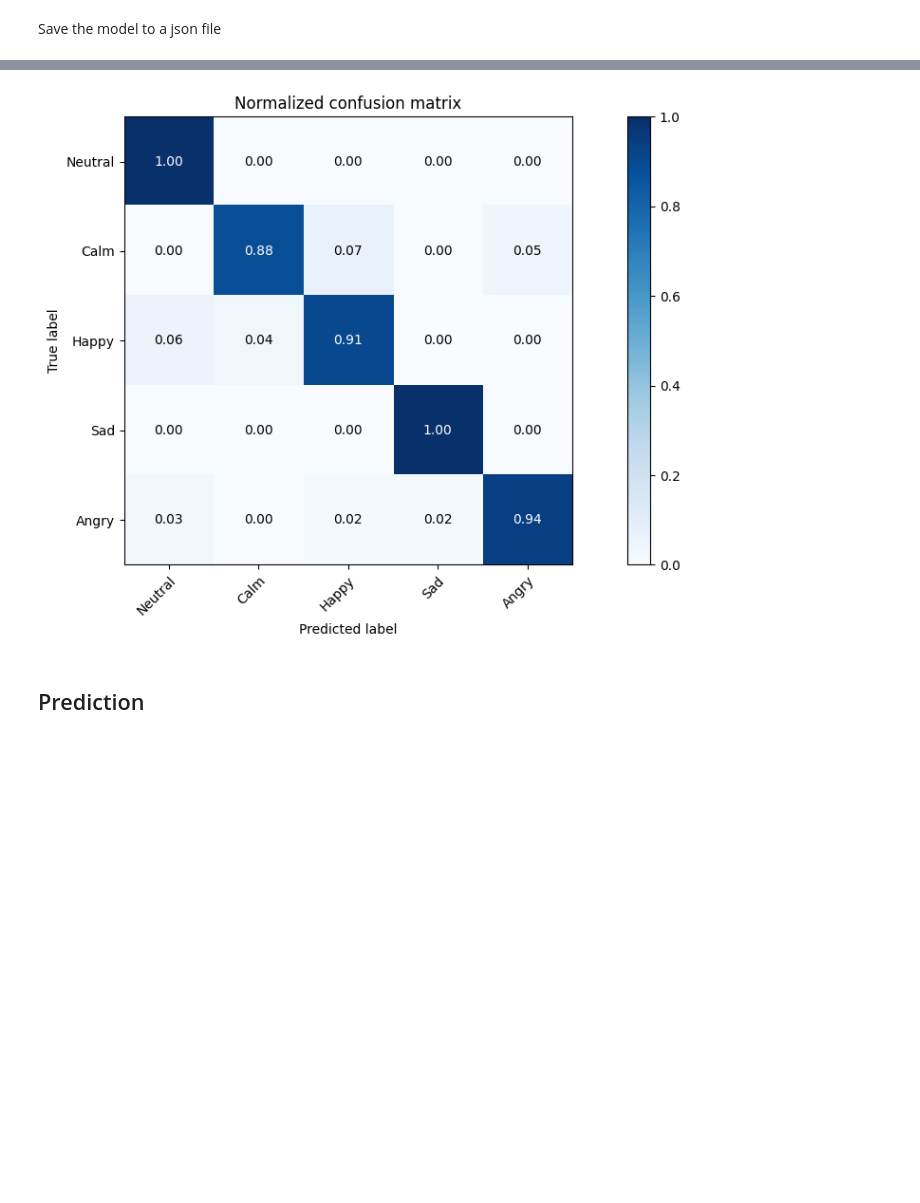
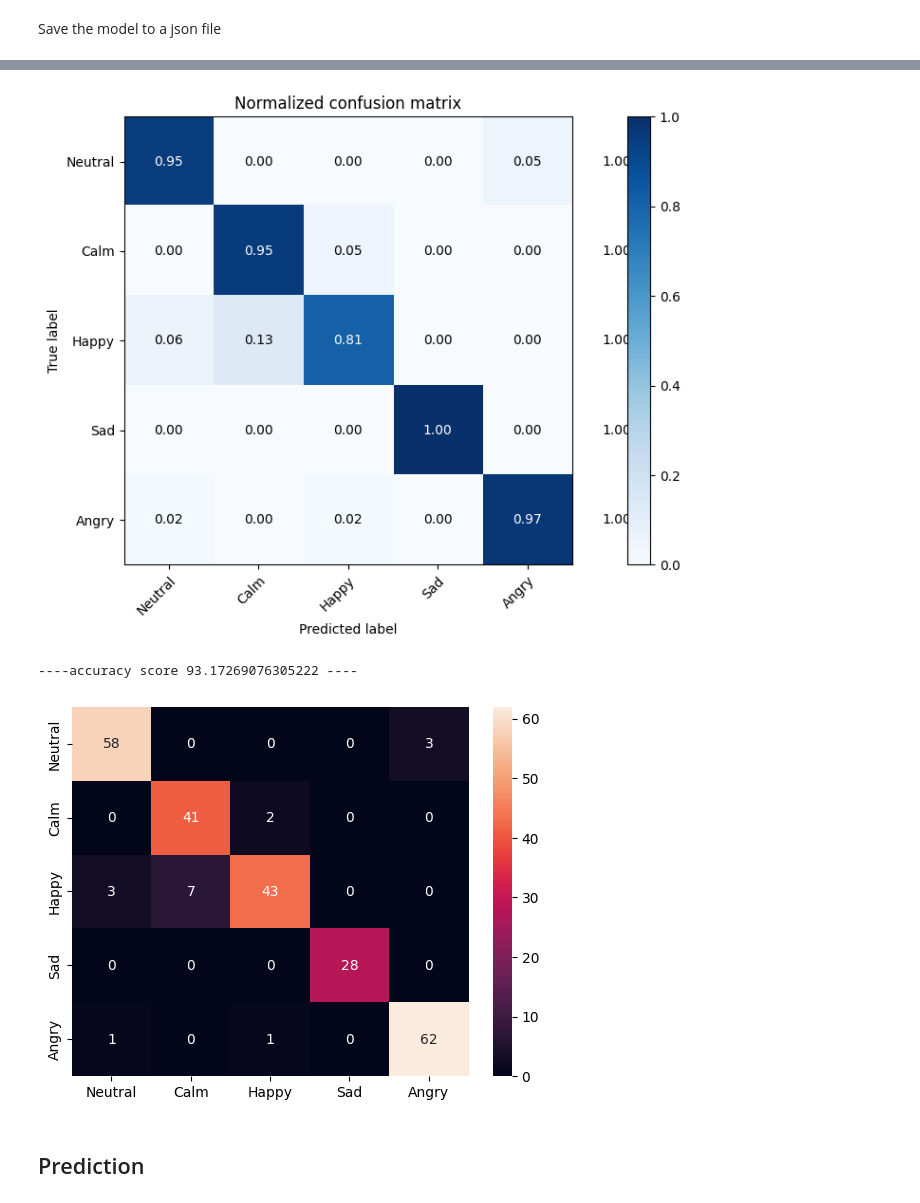
Before and after one commit to Vvslaxman/EMR, a Jupyter notebook: CNN.ipynb, the cells around one changed output, grey strips where cells are left out. Cells and saved outputs as stored; diff of their text form; code cells hidden in the pictures; blank space fills up the shorter version.

```diff
--- a/CNN.ipynb
+++ b/CNN.ipynb
@@ -360,50 +392,81 @@ Restored model, accuracy: 94.38%
 # %%
 import matplotlib.pyplot as plt
+from sklearn.metrics import confusion_matrix, accuracy_score
+import numpy as np
+import seaborn as sn
+import pandas as pd
+
 def plot_confusion_matrix(new_Ytest, predicted_classes_onehot, classes,
                           normalize=False,
                           title=None,
                           cmap=plt.cm.Blues):
     if not title:
         if normalize:
             title = 'Normalized confusion matrix'
         else:
             title = 'Confusion matrix, without normalization'
 
-    cm = confusion_matrix(new_Ytest, predicted_classes_onehot)
-    classes = classes
+    cm = confusion_matrix(new_Ytest, predicted_classes_onehot, labels=np.arange(len(classes)))
     if normalize:
-        cm = cm.astype('float') / cm.sum(axis=1)[:, np.newaxis]
-    fig, ax = plt.subplots(figsize=(12,6))
+        with np.errstate(all='ignore'):
+            cm = cm.astype('float') / cm.sum(axis=1)[:, np.newaxis]
+            cm = np.nan_to_num(cm)  # Replace nan with 0 and inf with large finite numbers
+
+    fig, ax = plt.subplots(figsize=(12, 6))
     im = ax.imshow(cm, interpolation='nearest', cmap=cmap)
     ax.figure.colorbar(im, ax=ax)
     ax.set(xticks=np.arange(cm.shape[1]),
            yticks=np.arange(cm.shape[0]),
            xticklabels=classes, yticklabels=classes,
            title=title,
            ylabel='True label',
            xlabel='Predicted label')
 
     plt.setp(ax.get_xticklabels(), rotation=45, ha="right",
              rotation_mode="anchor")
 
     fmt = '.2f' if normalize else 'd'
     thresh = cm.max() / 2.
+
+    # Display the values in the matrix
     for i in range(cm.shape[0]):
         for j in range(cm.shape[1]):
             ax.text(j, i, format(cm[i, j], fmt),
                     ha="center", va="center",
                     color="white" if cm[i, j] > thresh else "black")
+
+    # Add normalized sample values under each true label
+    for i in range(cm.shape[0]):
+        normalized_value = np.sum(cm[i, :])
+        ax.text(cm.shape[1], i, '{:.2f}'.format(normalized_value), ha="center", va="center", color="black")
+
     fig.tight_layout()
     return ax
+
+# Assuming new_Ytest and predicted_classes_onehot are defined elsewhere in your code
+# And they are already in one-hot encoded format
+
+emotion_labels = ['Neutral', 'Calm', 'Happy', 'Sad', 'Angry']
+
+# Convert new_Ytest and predicted_classes_onehot to class indices
+new_Ytest_indices = new_Ytest.argmax(axis=1)
+predicted_classes_indices = predicted_classes_onehot.argmax(axis=1)
+
+plot_confusion_matrix(new_Ytest_indices, predicted_classes_indices, classes=emotion_labels, normalize=True, title='Normalized confusion matrix')
+plt.show()
+
+acc = float(accuracy_score(new_Ytest_indices, predicted_classes_indices)) * 100
+print("----accuracy score %s ----" % acc)
+
+cm = confusion_matrix(new_Ytest_indices, predicted_classes_indices)
+df_cm = pd.DataFrame(cm, index=emotion_labels, columns=emotion_labels)
+sn.heatmap(df_cm, annot=True, fmt='d')
+
+plt.show()
+# %% [output]
+[figure, added]
+----accuracy score 93.17269076305222 ----
+[figure, added]
-# %%
-import matplotlib.pyplot as plt
-from sklearn.metrics import classification_report, confusion_matrix
-emotion_labels = [ 'Neutral','Calm','Happy', 'Sad','Angry', ]
-
-plot_confusion_matrix(new_Ytest.argmax(axis=1), predicted_classes_onehot.argmax(axis=1), classes=emotion_labels, normalize=True, title='Normalized confusion matrix')
-plt.show()
-# %% [output]
-[figure, removed]
 # %% [markdown]
 ## Prediction
 # %%
```
Also changed, not shown: parts of 15 cells of this notebook.
